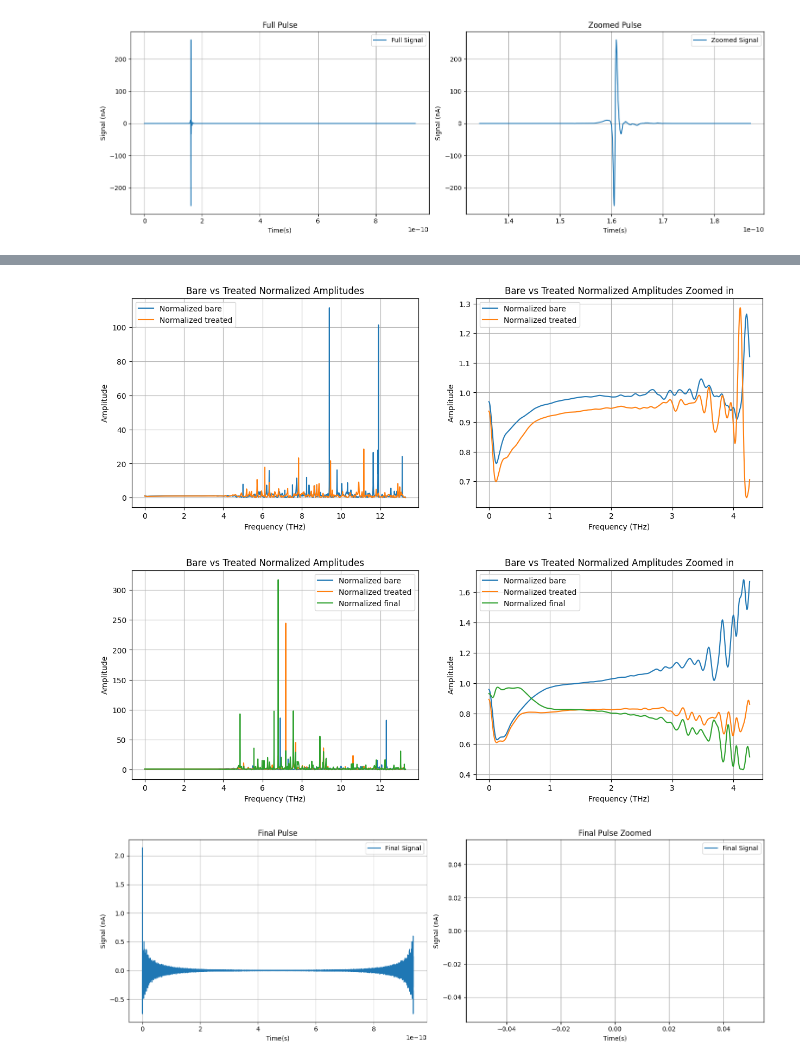
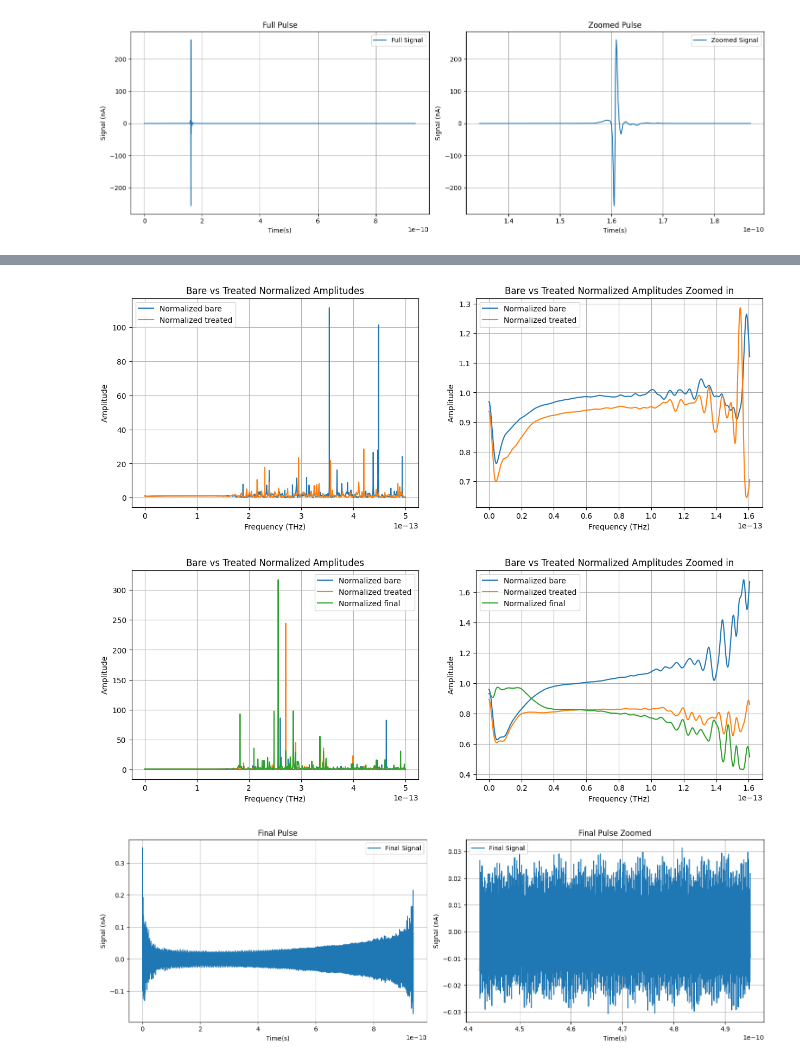
Before and after one commit to asamahayder/MasterThesis, a Jupyter notebook: TestingReverseFFT.ipynb, the cells around one changed output, grey strips where cells are left out. Cells and saved outputs as stored; diff of their text form; code cells hidden in the pictures.

```diff
--- a/TestingReverseFFT.ipynb
+++ b/TestingReverseFFT.ipynb
@@ -262,8 +301,5 @@ plt.show()
 # %%
-# Normalizing the amplitudes using it's air reference
+# Normalizing FFT results using reference signal
 for d in data:
-    amplitudes = d['avg_amplitudes']
-    ref_amplitudes = d['avg_ref_amplitudes']
-    normalized_amplitudes = amplitudes / ref_amplitudes
-    d['avg_amplitudes_norm'] = normalized_amplitudes
+    d['fft_result_normalized'] = d['fft_result'] / d['fft_ref_result']
 # %%
@@ -296,10 +345,25 @@ plt.show()
 # %%
 # Plotting the normalized bare pulse vs its corresponding normalized treated pulse
-xf_bare = data[1]['avg_frequencies']
-yf_bare = data[1]['avg_amplitudes_norm']
 
-xf_treated = data[7]['avg_frequencies']
-yf_treated = data[7]['avg_amplitudes_norm']
+fft_bare = data[1]['fft_result_normalized']
+fft_treated = data[7]['fft_result_normalized']
+
+signal_bare = data[1]['avg_tukey']
+signal_treated = data[7]['avg_tukey']
+
+amplitudes_bare = np.abs(fft_bare)
+frequencies_bare = np.fft.rfftfreq(len(signal_bare))
+frequencies_bare = frequencies_bare * (10**(-12)) # converting to THz
+
+amplitudes_treated = np.abs(fft_treated)
+frequencies_treated = np.fft.rfftfreq(len(signal_treated))
+frequencies_treated = frequencies_treated * (10**(-12)) # converting to THz
+
+xf_bare = frequencies_bare
+yf_bare = amplitudes_bare
+
+xf_treated = frequencies_treated
+yf_treated = amplitudes_treated
 
 plt.figure(figsize=(15, 5))
 
@@ -323,7 +387,7 @@ plt.grid(True)
 
 plt.show()
 # %% [output]
-[figure, old version]
+[figure, new version]
 # %%
 # Creating sample ID as separate field in data dict
 for d in data:
@@ -339,15 +402,30 @@ for t in treated_data:
 # %%
-treated_datapoint = treated_data[0]
-corresponding_bare = [b for b in bare_data if b['sample_id'] == treated_datapoint['sample_id']][0]
+# plotting final normalized fft
 
-xf_bare = corresponding_bare['avg_frequencies']
-yf_bare = corresponding_bare['avg_amplitudes_norm']
+i = 0
 
-xf_treated = treated_datapoint['avg_frequencies']
-yf_treated = treated_datapoint['avg_amplitudes_norm']
+fft_final = treated_data[i]['fft_result_normalized_final']
+fft_bare = bare_data[i]['fft_result_normalized']
+fft_treated = treated_data[i]['fft_result_normalized']
 
-xf_final = treated_datapoint['avg_frequencies']
-yf_final = treated_datapoint['avg_amplitudes_norm_treated']
+signal_bare = bare_data[i]['avg_tukey']
+signal_treated = treated_data[i]['avg_tukey']
+
+amplitudes_final = np.abs(fft_final)
+amplitudes_bare = np.abs(fft_bare)
+amplitudes_treated = np.abs(fft_treated)
+
+frequencies_final = np.fft.rfftfreq(len(signal_bare))
+frequencies_final = frequencies_final * (10**(-12)) # converting to THz
+
+xf_final = frequencies_final
+yf_final = amplitudes_final
+
+xf_bare = frequencies_final
+yf_bare = amplitudes_bare
+
+xf_treated = frequencies_final
+yf_treated = amplitudes_treated
 
 plt.figure(figsize=(15, 5))
 
@@ -373,5 +451,5 @@ plt.grid(True)
 
 plt.show()
 # %% [output]
-[figure, old version]
+[figure, new version]
 # %%
@@ -386,34 +466,36 @@ for t in treated_data:
 # %%
-# plotting the final pulse in time domain
-treated_datapoint = treated_data[0]
-x = treated_datapoint['avg_time']
-y = treated_datapoint['signal_inversed']
+# plotting final signal
+
+i = 3
+
+x = treated_data[i]['avg_time']
+y = treated_data[i]['final_signal']
 
 min_index = np.argmin(y)
 max_index = np.argmax(y)
 middle_index = math.floor((min_index + max_index) / 2)
 zoom_start = middle_index - 700
 zoom_end = middle_index + 700
 
 plt.figure(figsize=(15, 5))
 
 plt.subplot(1, 2, 1)
 plt.plot(x, y, label='Final Signal')
 plt.xlabel("Time(s)")
 plt.ylabel("Signal (nA)")
 plt.title("Final Pulse")
 plt.legend()
 plt.grid(True)
 
 plt.subplot(1, 2, 2)
 plt.plot(x[zoom_start:zoom_end], y[zoom_start:zoom_end], label='Final Signal')
 plt.xlabel("Time(s)")
 plt.ylabel("Signal (nA)")
 plt.title("Final Pulse Zoomed")
 plt.legend()
 plt.grid(True)
 
 plt.tight_layout()
 plt.show()
 # %% [output]
-[figure, old version]
+[figure, new version]
```
Also changed, not shown: parts of 11 cells of this notebook, 14 other files.
